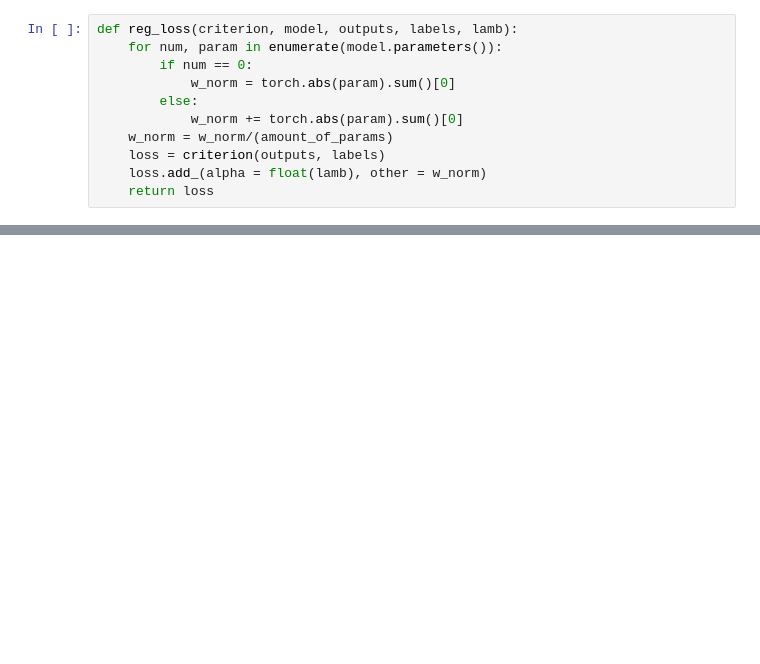
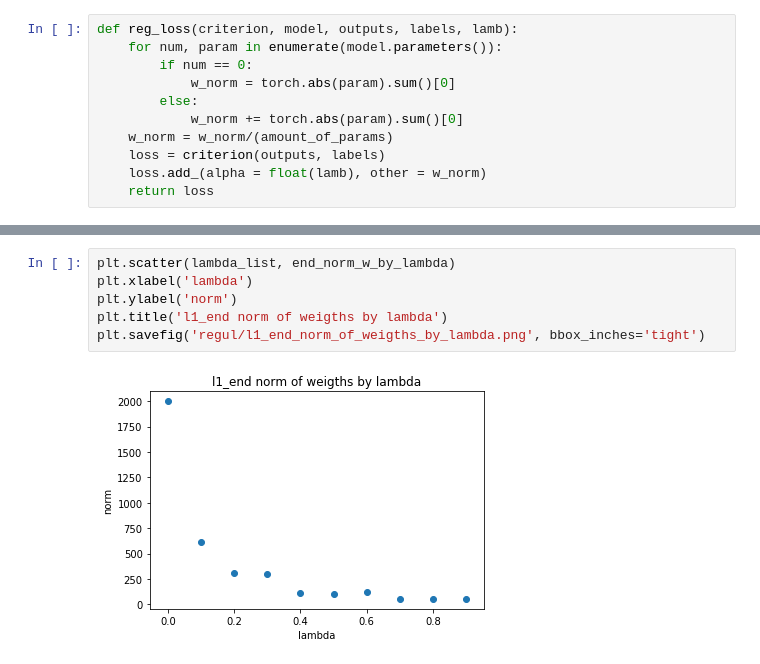
Before and after one commit to SultanovAR/mephi_course_neuro, a Jupyter notebook: bdz/regul.ipynb, the cells around one changed output, grey strips where cells are left out. Drawn from its saved outputs; the diff is of its cells as text; blank space fills up the shorter version.

```diff
--- a/bdz/regul.ipynb
+++ b/bdz/regul.ipynb
@@ -281,0 +302,8 @@ torch.save(net.state_dict(), 'rprop/net_params.pkl')
+# %%
+plt.scatter(lambda_list, end_norm_w_by_lambda)
+plt.xlabel('lambda')
+plt.ylabel('norm')
+plt.title('l1_end norm of weigths by lambda')
+plt.savefig('regul/l1_end_norm_of_weigths_by_lambda.png', bbox_inches='tight')
+# %% [output]
+[figure, added]
```
Also changed, not shown: parts of 13 cells of this notebook, 5 other files.
